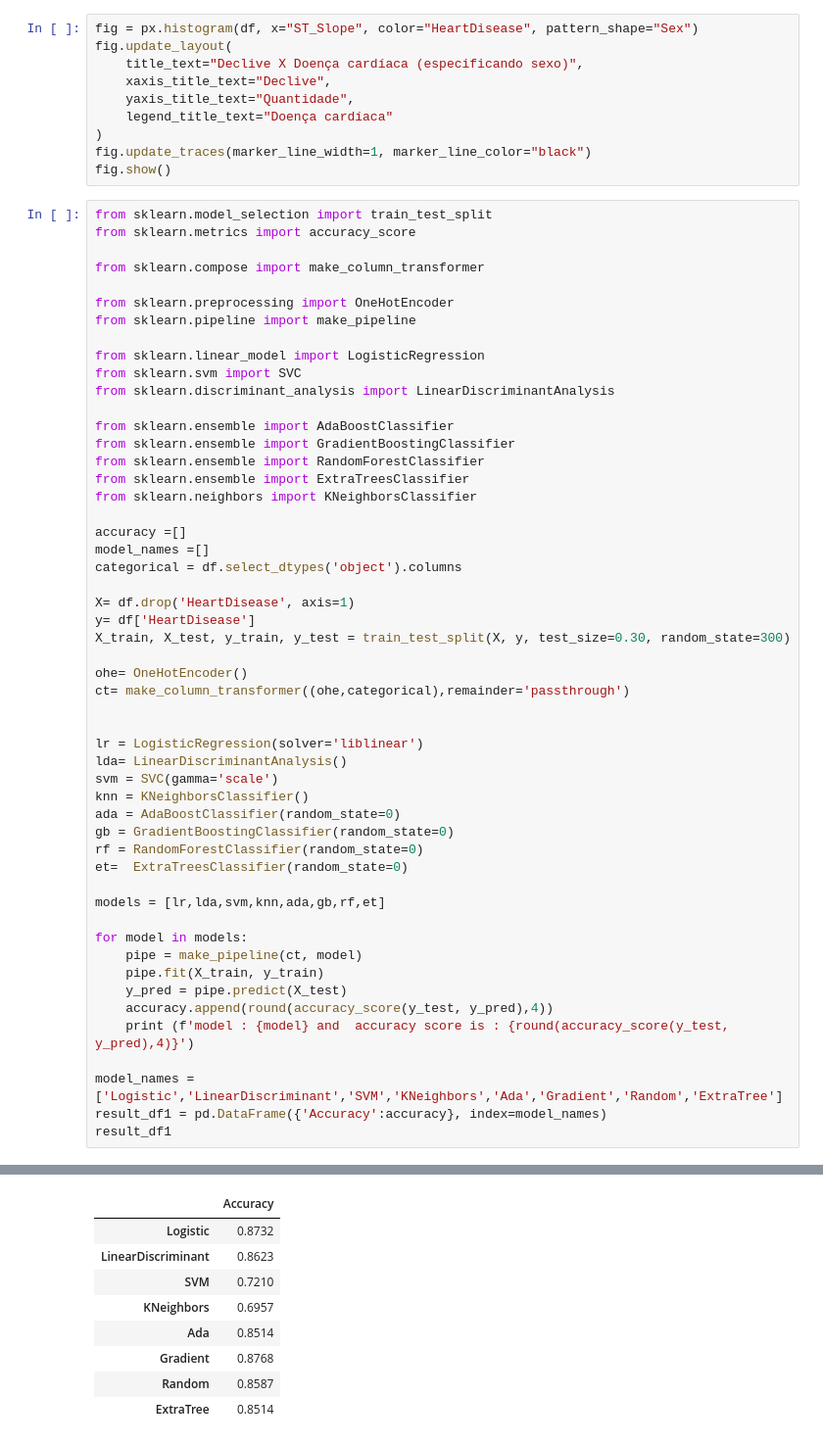
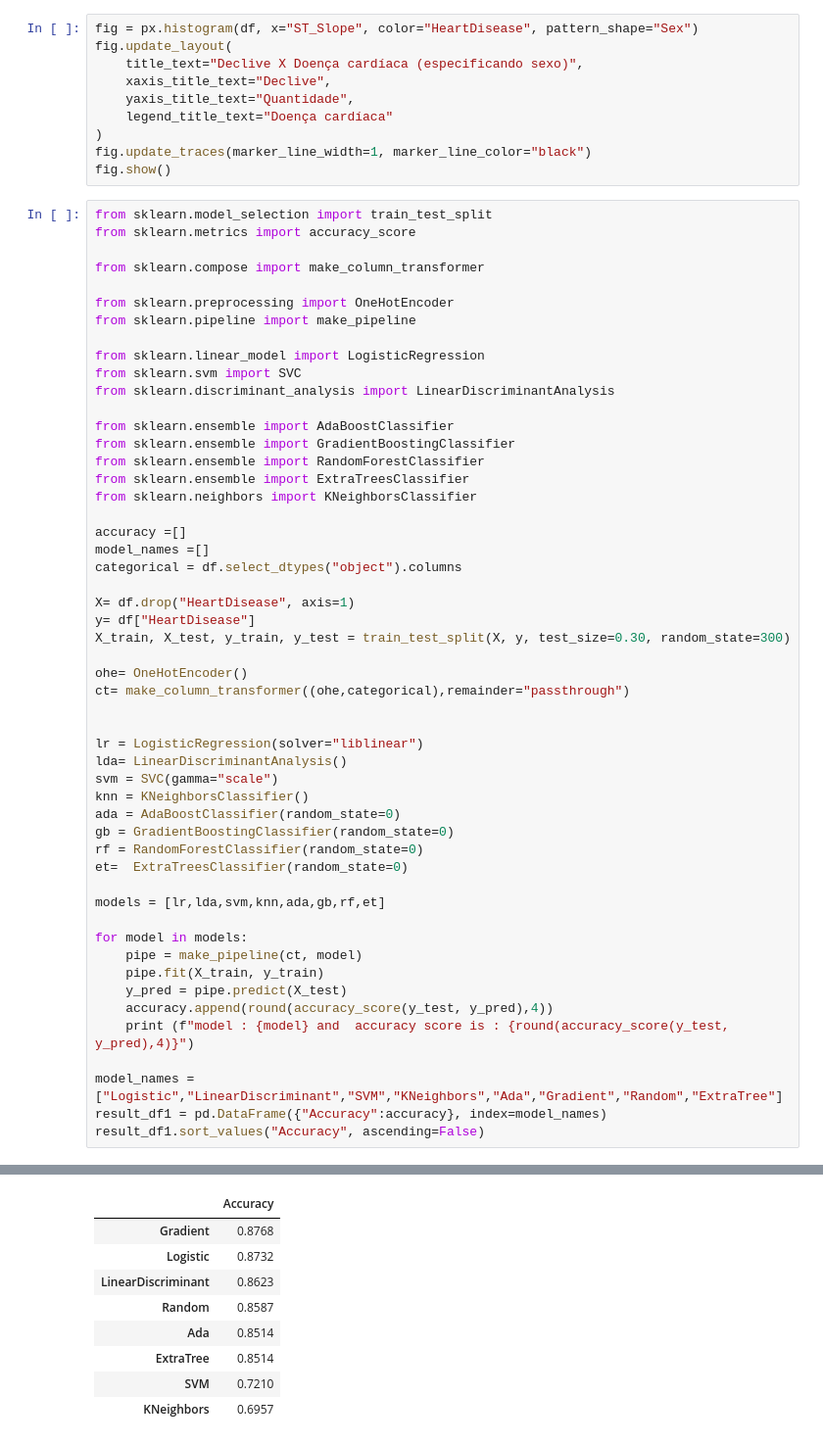
Before and after one commit to talesnobre/Analise-Descritiva--Heart-Disease, a Jupyter notebook: final.ipynb, the cells around one changed output, grey strips where cells are left out. Shown at 98% size. Cells and saved outputs as stored; diff of their text form.

```diff
--- a/final.ipynb
+++ b/final.ipynb
@@ -104,52 +104,52 @@ from sklearn.neighbors import KNeighborsClassifier
 
 accuracy =[]
 model_names =[]
-categorical = df.select_dtypes('object').columns
+categorical = df.select_dtypes("object").columns
 
-X= df.drop('HeartDisease', axis=1)
-y= df['HeartDisease']
+X= df.drop("HeartDisease", axis=1)
+y= df["HeartDisease"]
 X_train, X_test, y_train, y_test = train_test_split(X, y, test_size=0.30, random_state=300)
 
 ohe= OneHotEncoder()
-ct= make_column_transformer((ohe,categorical),remainder='passthrough')
+ct= make_column_transformer((ohe,categorical),remainder="passthrough")
 
 
-lr = LogisticRegression(solver='liblinear')
+lr = LogisticRegression(solver="liblinear")
 lda= LinearDiscriminantAnalysis()
-svm = SVC(gamma='scale')
+svm = SVC(gamma="scale")
 knn = KNeighborsClassifier()
 ada = AdaBoostClassifier(random_state=0)
 gb = GradientBoostingClassifier(random_state=0)
 rf = RandomForestClassifier(random_state=0)
 et=  ExtraTreesClassifier(random_state=0)
 
 models = [lr,lda,svm,knn,ada,gb,rf,et]
 
 for model in models:
     pipe = make_pipeline(ct, model)
     pipe.fit(X_train, y_train)
     y_pred = pipe.predict(X_test)
     accuracy.append(round(accuracy_score(y_test, y_pred),4))
-    print (f'model : {model} and  accuracy score is : {round(accuracy_score(y_test, y_pred),4)}')
+    print (f"model : {model} and  accuracy score is : {round(accuracy_score(y_test, y_pred),4)}")
 
-model_names = ['Logistic','LinearDiscriminant','SVM','KNeighbors','Ada','Gradient','Random','ExtraTree']
-result_df1 = pd.DataFrame({'Accuracy':accuracy}, index=model_names)
-result_df1
+model_names = ["Logistic","LinearDiscriminant","SVM","KNeighbors","Ada","Gradient","Random","ExtraTree"]
+result_df1 = pd.DataFrame({"Accuracy":accuracy}, index=model_names)
+result_df1.sort_values("Accuracy", ascending=False)
 # %% [output]
 model : LogisticRegression(solver='liblinear') and  accuracy score is : 0.8732
 model : LinearDiscriminantAnalysis() and  accuracy score is : 0.8623
 model : SVC() and  accuracy score is : 0.721
 model : KNeighborsClassifier() and  accuracy score is : 0.6957
 model : AdaBoostClassifier(random_state=0) and  accuracy score is : 0.8514
 model : GradientBoostingClassifier(random_state=0) and  accuracy score is : 0.8768
 model : RandomForestClassifier(random_state=0) and  accuracy score is : 0.8587
 model : ExtraTreesClassifier(random_state=0) and  accuracy score is : 0.8514
 |  | Accuracy |
+| Gradient | 0.8768 |
 | Logistic | 0.8732 |
 | LinearDiscriminant | 0.8623 |
+| Random | 0.8587 |
+| Ada | 0.8514 |
+| ExtraTree | 0.8514 |
 | SVM | 0.7210 |
 | KNeighbors | 0.6957 |
-| Ada | 0.8514 |
-| Gradient | 0.8768 |
-| Random | 0.8587 |
-| ExtraTree | 0.8514 |
```
